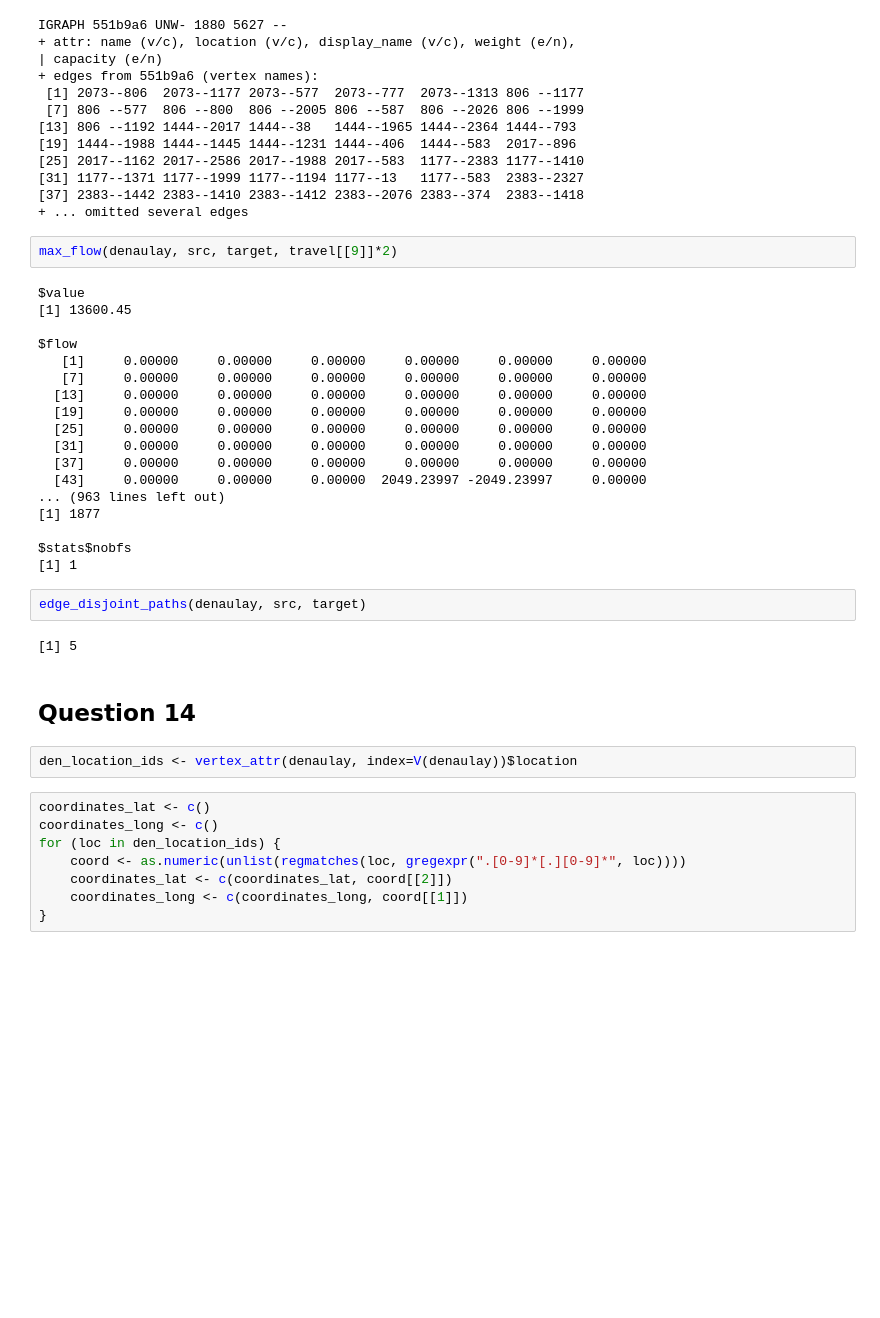
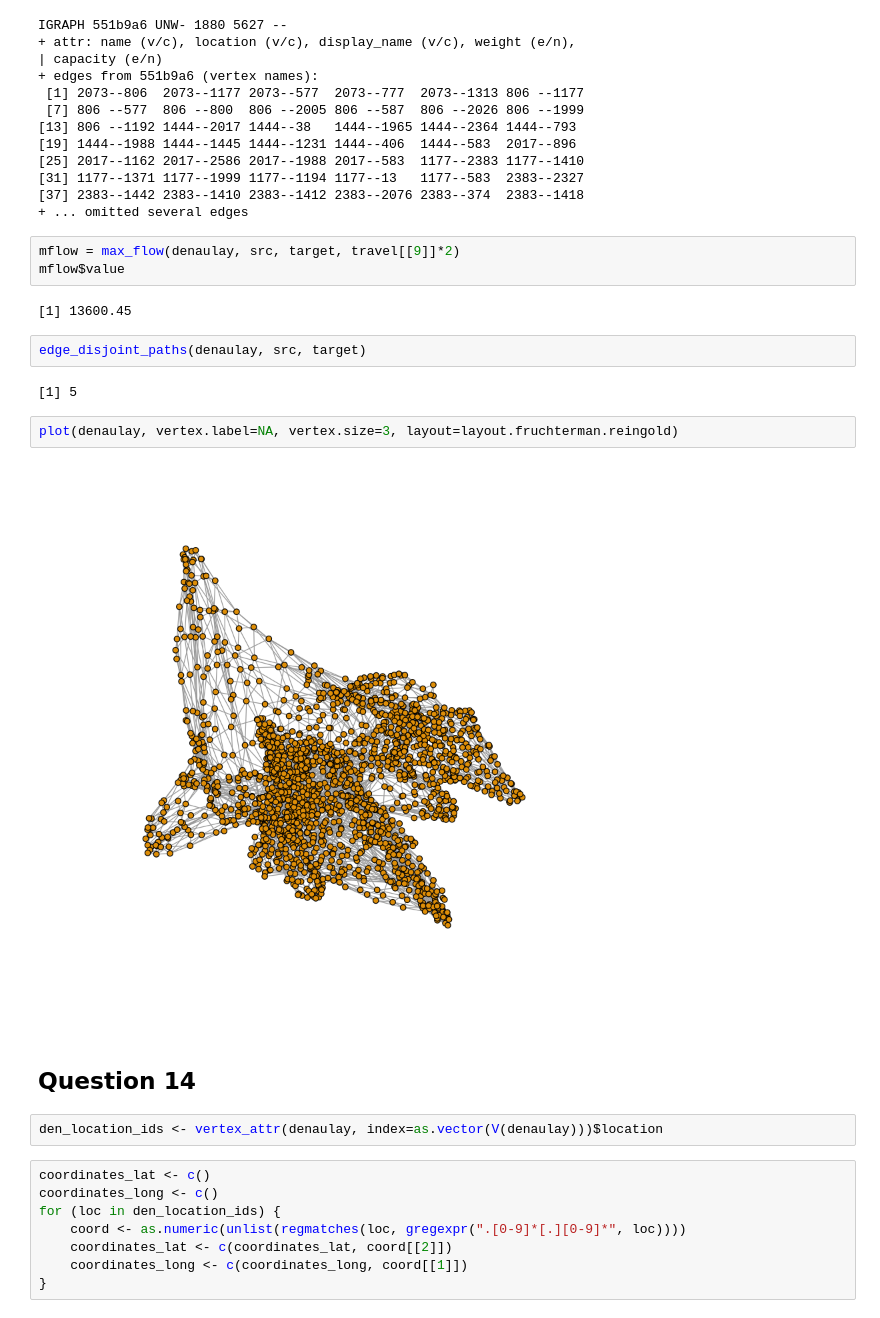
Before and after one commit to maithilibhide/ECE232, a Jupyter notebook: Project5/Uber_Graph.ipynb, the cells around one changed output. Drawn from its saved outputs; the diff is of its cells as text; blank space fills up the shorter version.

```diff
--- a/Project5/Uber_Graph.ipynb
+++ b/Project5/Uber_Graph.ipynb
@@ -541,33 +565,22 @@ IGRAPH 551b9a6 UNW- 1880 5627 --
 [37] 2383--1442 2383--1410 2383--1412 2383--2076 2383--374  2383--1418
 + ... omitted several edges
 # %%
-max_flow(denaulay, src, target, travel[[9]]*2)
+mflow = max_flow(denaulay, src, target, travel[[9]]*2)
+mflow$value
 # %% [output]
-$value
 [1] 13600.45
-
-$flow
-   [1]     0.00000     0.00000     0.00000     0.00000     0.00000     0.00000
-   [7]     0.00000     0.00000     0.00000     0.00000     0.00000     0.00000
-  [13]     0.00000     0.00000     0.00000     0.00000     0.00000     0.00000
-  [19]     0.00000     0.00000     0.00000     0.00000     0.00000     0.00000
-  [25]     0.00000     0.00000     0.00000     0.00000     0.00000     0.00000
-  [31]     0.00000     0.00000     0.00000     0.00000     0.00000     0.00000
-  [37]     0.00000     0.00000     0.00000     0.00000     0.00000     0.00000
-  [43]     0.00000     0.00000     0.00000  2049.23997 -2049.23997     0.00000
-... (963 lines left out)
-[1] 1877
-
-$stats$nobfs
-[1] 1
 # %%
 edge_disjoint_paths(denaulay, src, target)
 # %% [output]
 [1] 5
+# %%
+plot(denaulay, vertex.label=NA, vertex.size=3, layout=layout.fruchterman.reingold)
+# %% [output]
+[figure, added]
 # %% [markdown]
 <h2>Question 14</h2>
 # %%
-den_location_ids <- vertex_attr(denaulay, index=V(denaulay))$location
+den_location_ids <- vertex_attr(denaulay, index=as.vector(V(denaulay)))$location
 # %%
 coordinates_lat <- c()
 coordinates_long <- c()
```
Also changed, not shown: parts of 15 cells of this notebook, 3 other files.
